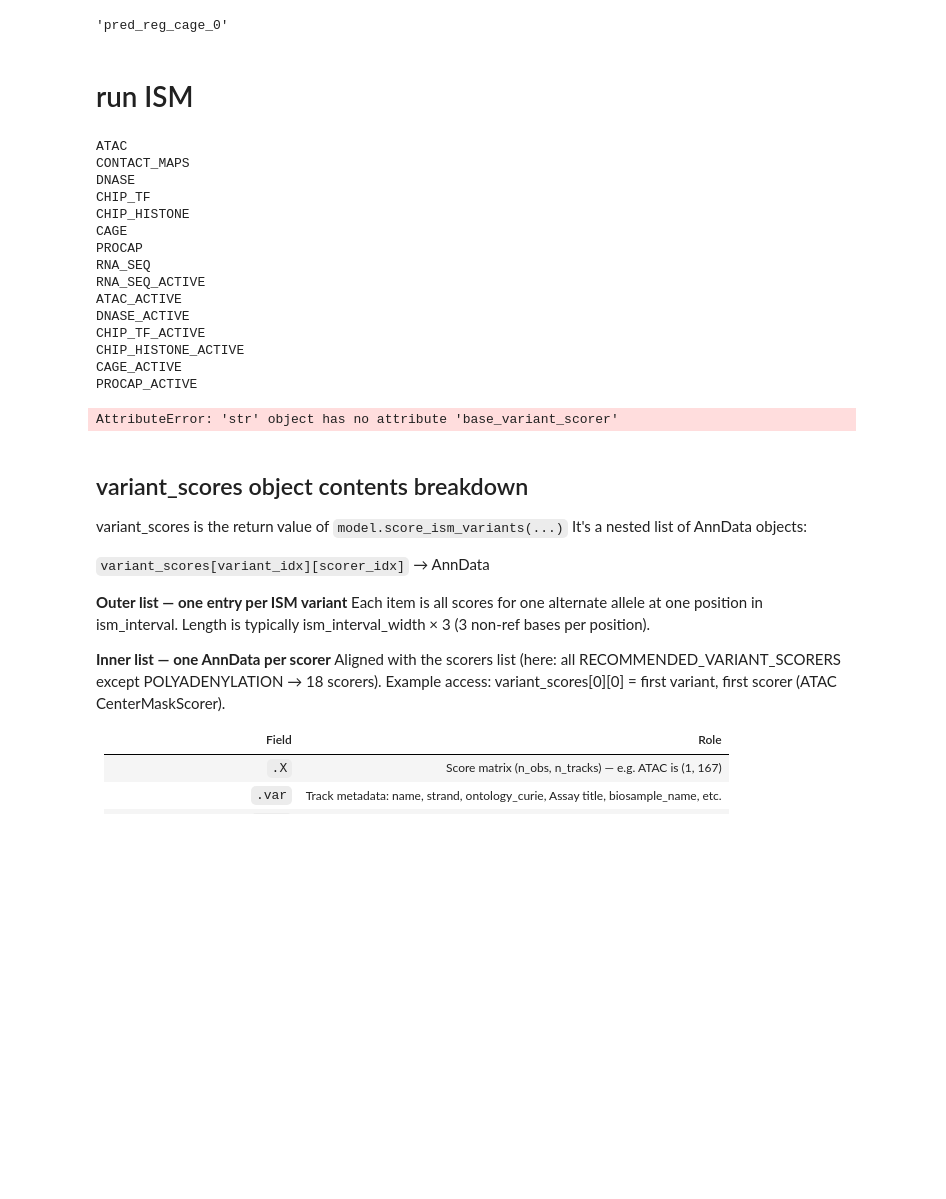
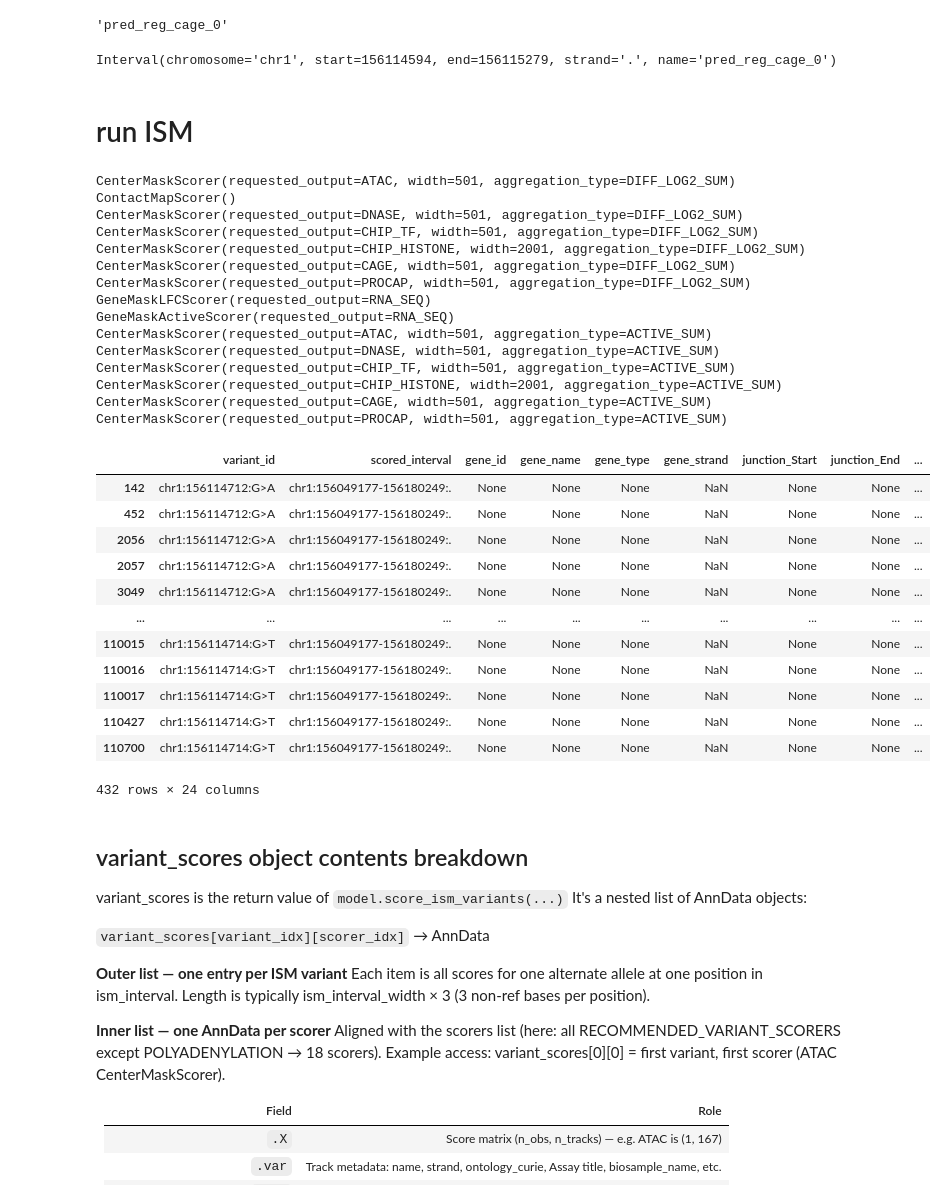
Before and after one commit to cralbers/variant-effects, a Jupyter notebook: osc/ISM_reg_regions_osc.ipynb, the cells around one changed output. Saved outputs shown, nothing was run; the diff lists cells and outputs as text; code cells hidden in the pictures; blank space fills up the shorter version.

```diff
--- a/osc/ISM_reg_regions_osc.ipynb
+++ b/osc/ISM_reg_regions_osc.ipynb
@@ -44,6 +44,7 @@ HG38_SPLICE_START_PATH = '/users/PAS2905/coraalbers/ag/ag_data/gencode.v46.splic
 HG38_SPLICE_END_PATH = '/users/PAS2905/coraalbers/ag/ag_data/gencode.v46.splice_sites_ends.feather'
 
 HEART_UB = 'UBERON:0000948'
+LV_UB = 'UBERON:0002084'
 GENE = 'LMNA'
 
 # gtf = pd.read_feather( 'https://storage.googleapis.com/alphagenome/reference/gencode/' 'hg38/gencode.v46.annotation.gtf.gz.feather' )
@@ -117,6 +118,10 @@ bed_intervals[0].name
 # %% [output]
 loaded 32 intervals from bed file
 'pred_reg_cage_0'
+# %%
+bed_intervals[0]
+# %% [output]
+Interval(chromosome='chr1', start=156114594, end=156115279, strand='.', name='pred_reg_cage_0')
 # %% [markdown]
 # run ISM
 # %%
@@ -129,13 +134,13 @@ lmna_context = ism_interval.resize(dna_client.SEQUENCE_LENGTH_100KB)
 
 # sj_variant_scorer = variant_scorers.RECOMMENDED_VARIANT_SCORERS['SPLICE_JUNCTIONS']
 
-scorers = [
-    variant_scorers.RECOMMENDED_VARIANT_SCORERS['SPLICE_SITES'],
-    variant_scorers.RECOMMENDED_VARIANT_SCORERS['SPLICE_SITE_USAGE'],
-    variant_scorers.RECOMMENDED_VARIANT_SCORERS['SPLICE_JUNCTIONS'],
-    variant_scorers.RECOMMENDED_VARIANT_SCORERS['RNA_SEQ'],
-    variant_scorers.RECOMMENDED_VARIANT_SCORERS['ATAC'],
-]
+# scorers = [
+#     variant_scorers.RECOMMENDED_VARIANT_SCORERS['SPLICE_SITES'],
+#     variant_scorers.RECOMMENDED_VARIANT_SCORERS['SPLICE_SITE_USAGE'],
+#     variant_scorers.RECOMMENDED_VARIANT_SCORERS['SPLICE_JUNCTIONS'],
+#     variant_scorers.RECOMMENDED_VARIANT_SCORERS['RNA_SEQ'],
+#     variant_scorers.RECOMMENDED_VARIANT_SCORERS['ATAC'],
+# ]
 
 # print(variant_scorers.RECOMMENDED_VARIANT_SCORERS)
 
@@ -145,34 +150,49 @@ scorers = [
 scorers = dict(variant_scorers.RECOMMENDED_VARIANT_SCORERS)
 scorers_drop = ['SPLICE_SITES', 'SPLICE_SITE_USAGE', 'SPLICE_JUNCTIONS', 'POLYADENYLATION']
 scorers = {k: v for k, v in scorers.items() if k not in scorers_drop}
-# scorers = list(scorers.values())
+scorers = list(scorers.values())
 print(*scorers, sep="\n")
 # position = scorers.index('PolyadenylationScorer()')
 # print(type(scorers[0]))
 
-variant_scores = model.score_ism_variants(
-    interval=lmna_context,
+variant_scores = model.score_ism_variants( interval=lmna_context,
     ism_interval=ism_interval,
     variant_scorers=scorers,
     organism=dna_client.Organism.HOMO_SAPIENS,
 )
 # %% [output]
-ATAC
-CONTACT_MAPS
-DNASE
-CHIP_TF
-CHIP_HISTONE
-CAGE
-PROCAP
-RNA_SEQ
-RNA_SEQ_ACTIVE
-ATAC_ACTIVE
-DNASE_ACTIVE
-CHIP_TF_ACTIVE
-CHIP_HISTONE_ACTIVE
-CAGE_ACTIVE
-PROCAP_ACTIVE
+CenterMaskScorer(requested_output=ATAC, width=501, aggregation_type=DIFF_LOG2_SUM)
+ContactMapScorer()
+CenterMaskScorer(requested_output=DNASE, width=501, aggregation_type=DIFF_LOG2_SUM)
+CenterMaskScorer(requested_output=CHIP_TF, width=501, aggregation_type=DIFF_LOG2_SUM)
+CenterMaskScorer(requested_output=CHIP_HISTONE, width=2001, aggregation_type=DIFF_LOG2_SUM)
+CenterMaskScorer(requested_output=CAGE, width=501, aggregation_type=DIFF_LOG2_SUM)
+CenterMaskScorer(requested_output=PROCAP, width=501, aggregation_type=DIFF_LOG2_SUM)
+GeneMaskLFCScorer(requested_output=RNA_SEQ)
+GeneMaskActiveScorer(requested_output=RNA_SEQ)
+CenterMaskScorer(requested_output=ATAC, width=501, aggregation_type=ACTIVE_SUM)
+CenterMaskScorer(requested_output=DNASE, width=501, aggregation_type=ACTIVE_SUM)
+CenterMaskScorer(requested_output=CHIP_TF, width=501, aggregation_type=ACTIVE_SUM)
+CenterMaskScorer(requested_output=CHIP_HISTONE, width=2001, aggregation_type=ACTIVE_SUM)
+CenterMaskScorer(requested_output=CAGE, width=501, aggregation_type=ACTIVE_SUM)
+CenterMaskScorer(requested_output=PROCAP, width=501, aggregation_type=ACTIVE_SUM)
-AttributeError: 'str' object has no attribute 'base_variant_scorer'
+# %%
+df = variant_scorers.tidy_scores(variant_scores)
+df[df['ontology_curie'] == LV_UB]
+# %% [output]
+|  | variant_id | scored_interval | gene_id | gene_name | gene_type | gene_strand | junction_Start | junction_End | ... |
+| 142 | chr1:156114712:G>A | chr1:156049177-156180249:. | None | None | None | NaN | None | None | ... |
+| 452 | chr1:156114712:G>A | chr1:156049177-156180249:. | None | None | None | NaN | None | None | ... |
+| 2056 | chr1:156114712:G>A | chr1:156049177-156180249:. | None | None | None | NaN | None | None | ... |
+| 2057 | chr1:156114712:G>A | chr1:156049177-156180249:. | None | None | None | NaN | None | None | ... |
+| 3049 | chr1:156114712:G>A | chr1:156049177-156180249:. | None | None | None | NaN | None | None | ... |
+| ... | ... | ... | ... | ... | ... | ... | ... | ... | ... |
+| 110015 | chr1:156114714:G>T | chr1:156049177-156180249:. | None | None | None | NaN | None | None | ... |
+| 110016 | chr1:156114714:G>T | chr1:156049177-156180249:. | None | None | None | NaN | None | None | ... |
+| 110017 | chr1:156114714:G>T | chr1:156049177-156180249:. | None | None | None | NaN | None | None | ... |
+| 110427 | chr1:156114714:G>T | chr1:156049177-156180249:. | None | None | None | NaN | None | None | ... |
+| 110700 | chr1:156114714:G>T | chr1:156049177-156180249:. | None | None | None | NaN | None | None | ... |
+432 rows × 24 columns
 # %% [markdown]
 ## variant_scores object contents breakdown
 variant_scores is the return value of `model.score_ism_variants(...)` It's a nested list of AnnData objects:
```
Also changed, not shown: parts of 1 cell of this notebook, 2 other files.
